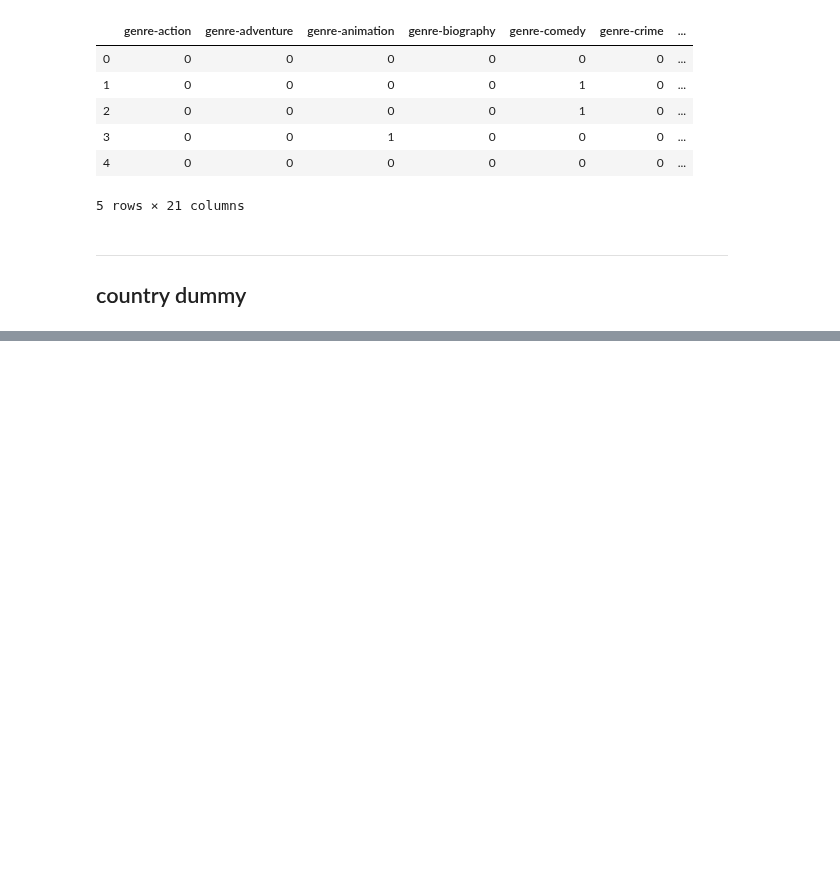
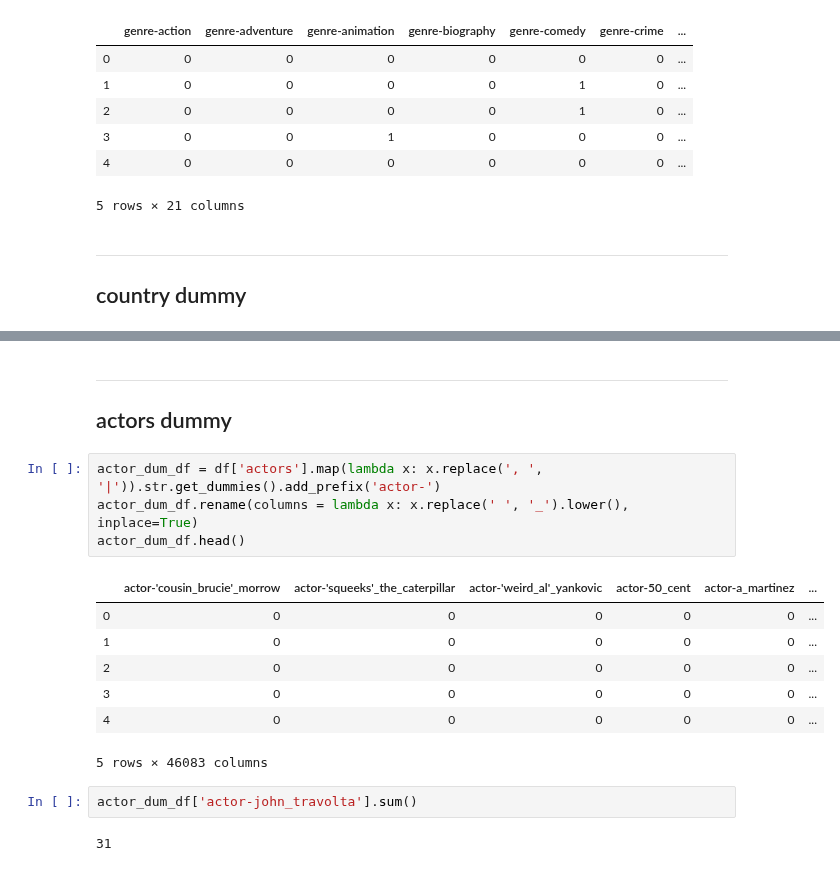
Before and after one commit to CreightonAshton/Scratchwork, a Jupyter notebook: Code/Movies/02-EDA.ipynb, the cells around one changed output, grey strips where cells are left out. Cells and saved outputs as stored; diff of their text form; blank space fills up the shorter version.

```diff
--- a/Code/Movies/02-EDA.ipynb
+++ b/Code/Movies/02-EDA.ipynb
@@ -80,0 +126,19 @@ country_dum_df.head()
+# %% [markdown]
+___
+## actors dummy
+# %%
+actor_dum_df = df['actors'].map(lambda x: x.replace(', ', '|')).str.get_dummies().add_prefix('actor-')
+actor_dum_df.rename(columns = lambda x: x.replace(' ', '_').lower(), inplace=True)
+actor_dum_df.head()
+# %% [output]
+|  | actor-'cousin_brucie'_morrow | actor-'squeeks'_the_caterpillar | actor-'weird_al'_yankovic | actor-50_cent | actor-a_martinez | ... |
+| 0 | 0 | 0 | 0 | 0 | 0 | ... |
+| 1 | 0 | 0 | 0 | 0 | 0 | ... |
+| 2 | 0 | 0 | 0 | 0 | 0 | ... |
+| 3 | 0 | 0 | 0 | 0 | 0 | ... |
+| 4 | 0 | 0 | 0 | 0 | 0 | ... |
+5 rows × 46083 columns
+# %%
+actor_dum_df['actor-john_travolta'].sum()
+# %% [output]
+31
```
Also changed, not shown: parts of 8 cells of this notebook.
